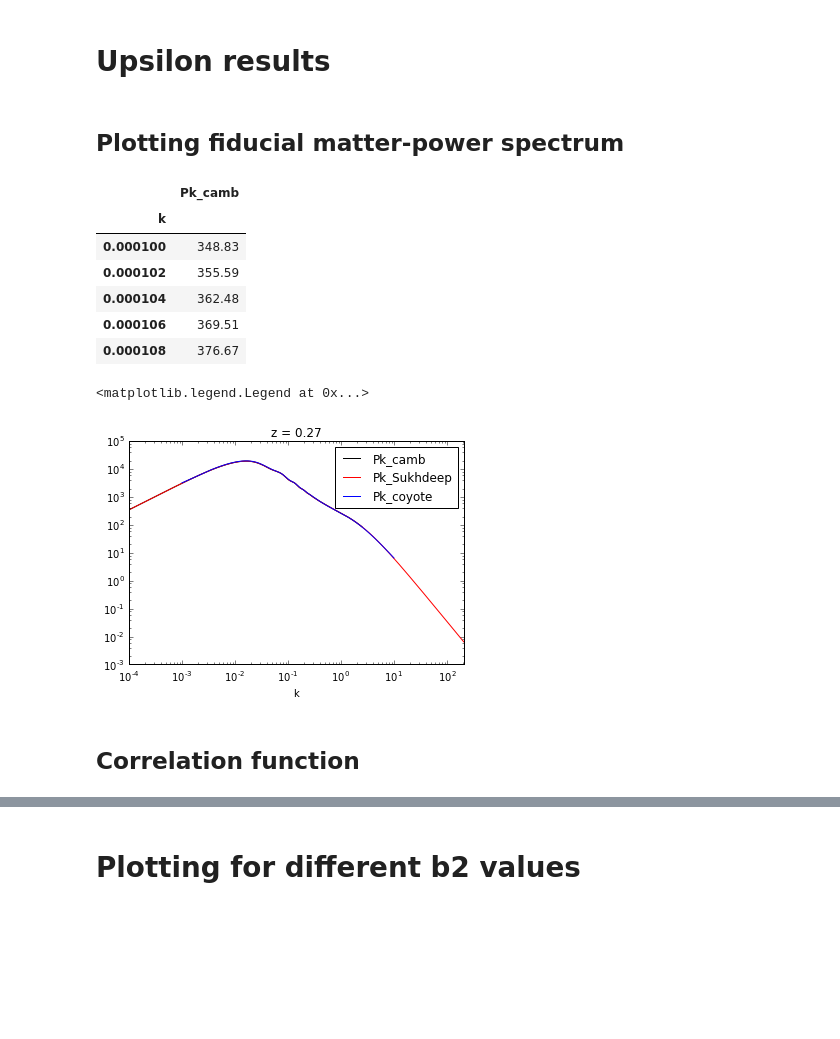
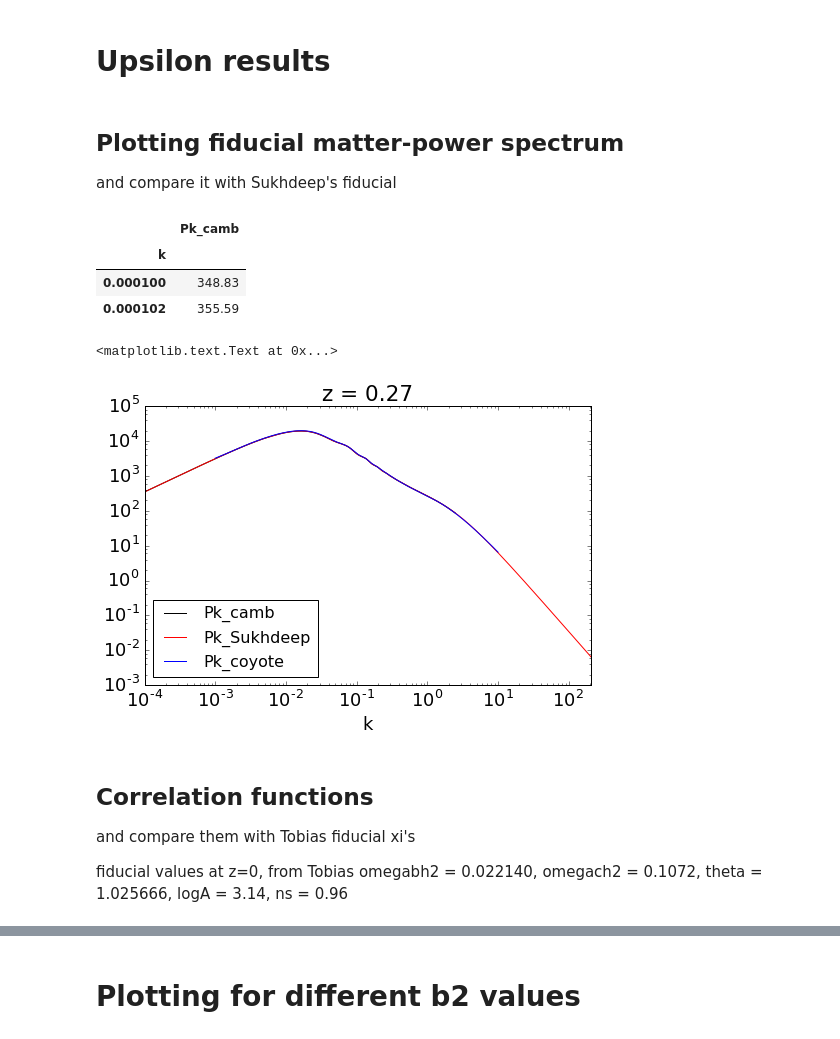
Before and after one commit to ja-vazquez/Upsilon, a Jupyter notebook: Results/plots.ipynb, the cells around one changed output, grey strips where cells are left out. Drawn from its saved outputs; the diff is of its cells as text; code cells hidden in the pictures; blank space fills up the shorter version.

```diff
--- a/Results/plots.ipynb
+++ b/Results/plots.ipynb
@@ -5,8 +5,15 @@
 import numpy as np
 import matplotlib.pyplot as plt
 import pandas as pd
+
+params = {'legend.fontsize': 16,
+            'xtick.labelsize': 18,
+            'ytick.labelsize': 18,
+            'font.size': 18}
+plt.rcParams.update(params)
 # %% [markdown]
 ## Plotting fiducial matter-power spectrum
+and compare it with Sukhdeep's fiducial
 # %%
 #read files
 
@@ -14,29 +21,38 @@ import pandas as pd
 Pk_camb   = pd.read_csv('data/test_Pk_camb.dat',   names=['k', 'Pk_camb'], index_col=['k'], sep='\s+')
 Pk_coyote = pd.read_csv('data/test_Pk_coyote.dat', names=['k', 'Pklin', 'Pk_coyote'], index_col=['k'], sep='\s+')
 Pk_Suk    = pd.read_csv('data/test_Pk_Suk27.dat',  names=['k', 'Pk_Sukhdeep'], index_col=['k'], sep='\s+')
-Pk_camb.head()
+Pk_camb.head(2)
 # %% [output]
 |  | Pk_camb |
 | k |  |
 | 0.000100 | 348.83 |
 | 0.000102 | 355.59 |
-| 0.000104 | 362.48 |
-| 0.000106 | 369.51 |
-| 0.000108 | 376.67 |
+# %%
+def logs_legend(plt, ax):
+    ax.set_yscale('log')
+    ax.set_xscale('log')
+    plt.legend(loc= 'best')
+
+def logs(ax):
+    ax.set_yscale('log')
+    ax.set_xscale('log')
+    ax.set_xlim([1,71])
 # %%
 #plot files
 
-fig = plt.figure()
+fig = plt.figure(figsize=(8, 5))
 ax  = fig.add_subplot(1, 1, 1)
 Pk_camb.plot(ax= ax, style='k')
 Pk_Suk['Pk_Sukhdeep'].plot(ax =ax, style ='r-')
 Pk_coyote['Pk_coyote'].plot(ax =ax, style ='b-')
-ax.set_yscale('log')
-ax.set_xscale('log')
+logs_legend(plt, ax)
 ax.set_title('z = 0.27')
-plt.legend(loc= 'best')
 # %% [output]
-<matplotlib.legend.Legend at 0x...>
+<matplotlib.text.Text at 0x...>
-[figure, old version]
+[figure, new version]
-# %% [markdown]
-## Correlation function
+# %% [markdown]
+## Correlation functions
+and compare them with Tobias fiducial xi's
+
+fiducial values at z=0, from Tobias
+omegabh2 = 0.022140, omegach2 =  0.1072, theta = 1.025666, logA = 3.14, ns = 0.96
```
Also changed, not shown: parts of 23 cells of this notebook, 26 other files.
